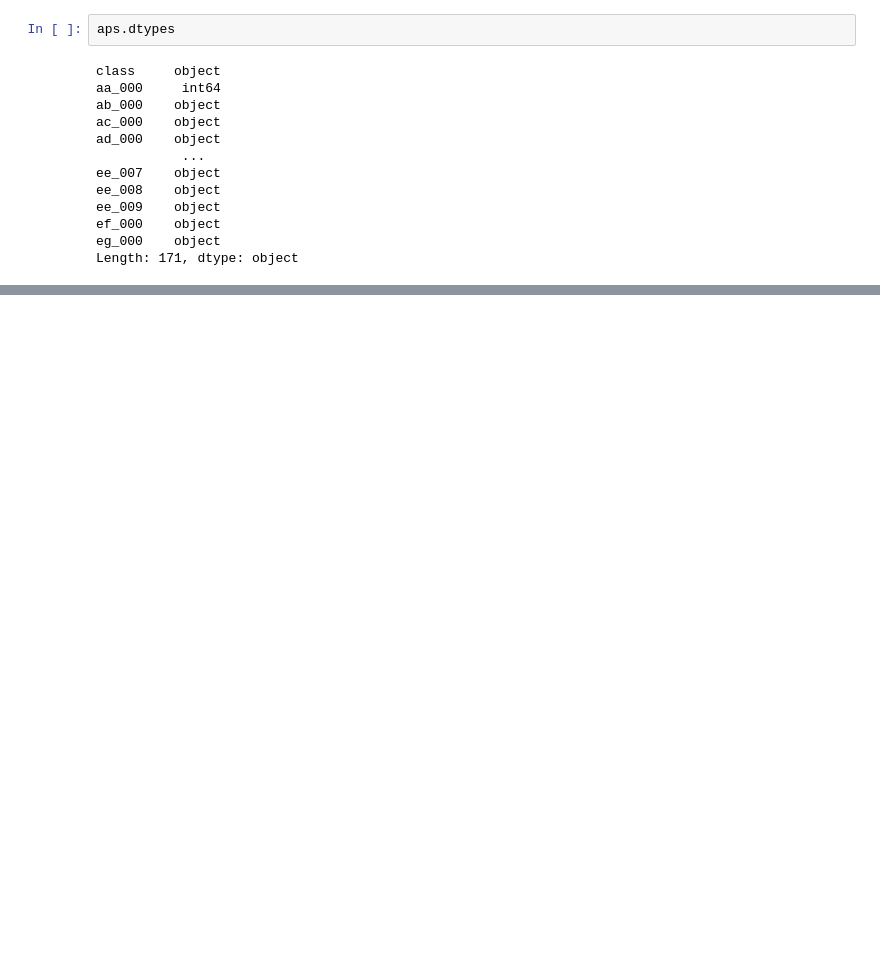
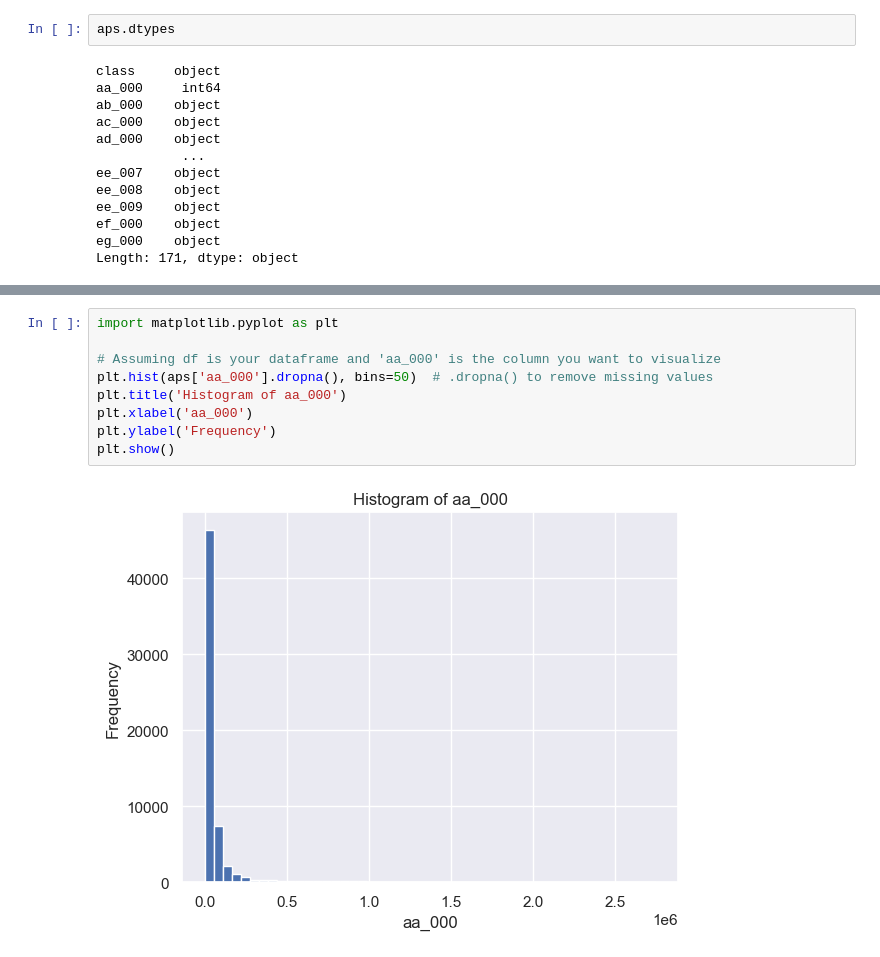
Before and after one commit to FedericoAriton99/CA-1-Data-Preparation, a Jupyter notebook: CA 1 Python.ipynb, the cells around one changed output, grey strips where cells are left out. Saved outputs shown, nothing was run; the diff lists cells and outputs as text; blank space fills up the shorter version.

```diff
--- a/CA 1 Python.ipynb
+++ b/CA 1 Python.ipynb
@@ -65,0 +90,11 @@ aps.describe()
+# %%
+import matplotlib.pyplot as plt
+
+# Assuming df is your dataframe and 'aa_000' is the column you want to visualize
+plt.hist(aps['aa_000'].dropna(), bins=50)  # .dropna() to remove missing values
+plt.title('Histogram of aa_000')
+plt.xlabel('aa_000')
+plt.ylabel('Frequency')
+plt.show()
+# %% [output]
+[figure, added]
```
Also changed, not shown: parts of 6 cells of this notebook.
